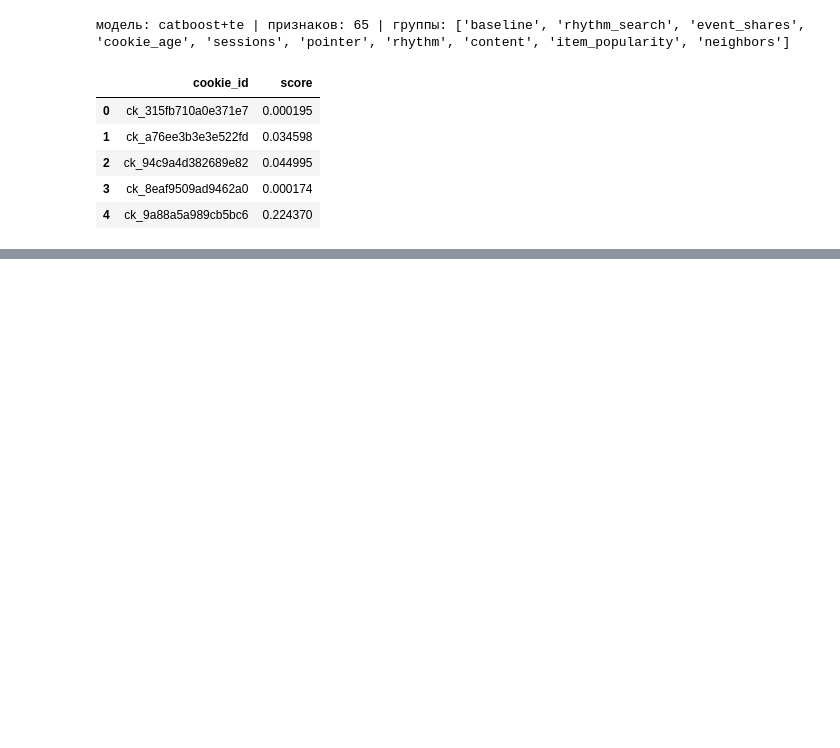
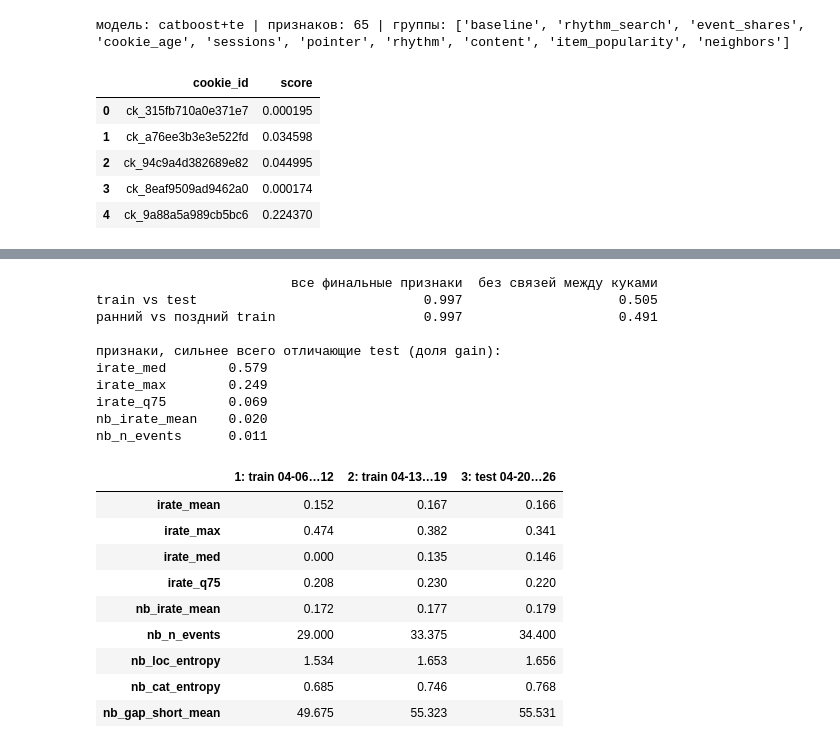
Before and after one commit to xloned/avito-bot-detection-challenge, a Jupyter notebook: solution.ipynb, the cells around one changed output, grey strips where cells are left out. Saved outputs shown, nothing was run; the diff lists cells and outputs as text; code cells hidden in the pictures; blank space fills up the shorter version.

```diff
--- a/solution.ipynb
+++ b/solution.ipynb
@@ -1181,0 +1331,49 @@ sub.head()
+# %%
+def adversarial_auc(A, is_second):
+    """ROC-AUC классификатора «вторая группа против первой» и важности признаков."""
+    p = np.zeros(len(A))
+    folds = StratifiedKFold(n_splits=5, shuffle=True, random_state=SEED).split(A, is_second)
+    for fit, pred in folds:
+        m = make_model('lgbm', SEED).fit(A.iloc[fit], is_second[fit])
+        p[pred] = m.predict_proba(A.iloc[pred])[:, 1]
+    m = make_model('lgbm', SEED).fit(A, is_second)
+    imp = pd.Series(m.booster_.feature_importance('gain'), index=A.columns)
+    return roc_auc_score(is_second, p), (imp / imp.sum()).sort_values(ascending=False)
+
+
+CROSS = FEATURE_GROUPS['item_popularity'] + FEATURE_GROUPS['neighbors']
+OWN_COLS = [c for c in FINAL_COLS if c not in CROSS]          # только признаки самой куки
+is_test = np.r_[np.zeros(len(train)), np.ones(len(test))].astype(int)
+late = (train.window_start_ts >= '2026-04-13').values.astype(int)
+auc_test, imp_test = adversarial_auc(X[FINAL_COLS], is_test)
+auc_late, _ = adversarial_auc(X_tr[FINAL_COLS], late)
+auc_test_own, imp_test_own = adversarial_auc(X[OWN_COLS], is_test)
+auc_late_own, _ = adversarial_auc(X_tr[OWN_COLS], late)
+print(pd.DataFrame({'все финальные признаки': [auc_test, auc_late], 'без связей между куками': [auc_test_own, auc_late_own]},
+                   index=['train vs test', 'ранний vs поздний train']).round(3), '\n')
+print('признаки, сильнее всего отличающие test (доля gain):')
+print(imp_test.head(5).round(3).to_string(), '\n')
+period = np.where(X.cookie_id.isin(test.cookie_id), '3: test 04-20…26',
+                  np.where(meta.window_start_ts < '2026-04-13', '1: train 04-06…12', '2: train 04-13…19'))
+X[CROSS].groupby(period).median().round(3).T
+# %% [output]
+                         все финальные признаки  без связей между куками
+train vs test                             0.997                    0.505
+ранний vs поздний train                   0.997                    0.491
+
+признаки, сильнее всего отличающие test (доля gain):
+irate_med        0.579
+irate_max        0.249
+irate_q75        0.069
+nb_irate_mean    0.020
+nb_n_events      0.011
+|  | 1: train 04-06…12 | 2: train 04-13…19 | 3: test 04-20…26 |
+| irate_mean | 0.152 | 0.167 | 0.166 |
+| irate_max | 0.474 | 0.382 | 0.341 |
+| irate_med | 0.000 | 0.135 | 0.146 |
+| irate_q75 | 0.208 | 0.230 | 0.220 |
+| nb_irate_mean | 0.172 | 0.177 | 0.179 |
+| nb_n_events | 29.000 | 33.375 | 34.400 |
+| nb_loc_entropy | 1.534 | 1.653 | 1.656 |
+| nb_cat_entropy | 0.685 | 0.746 | 0.768 |
+| nb_gap_short_mean | 49.675 | 55.323 | 55.531 |
```
Also changed, not shown: parts of 27 cells of this notebook, 1 other file.
